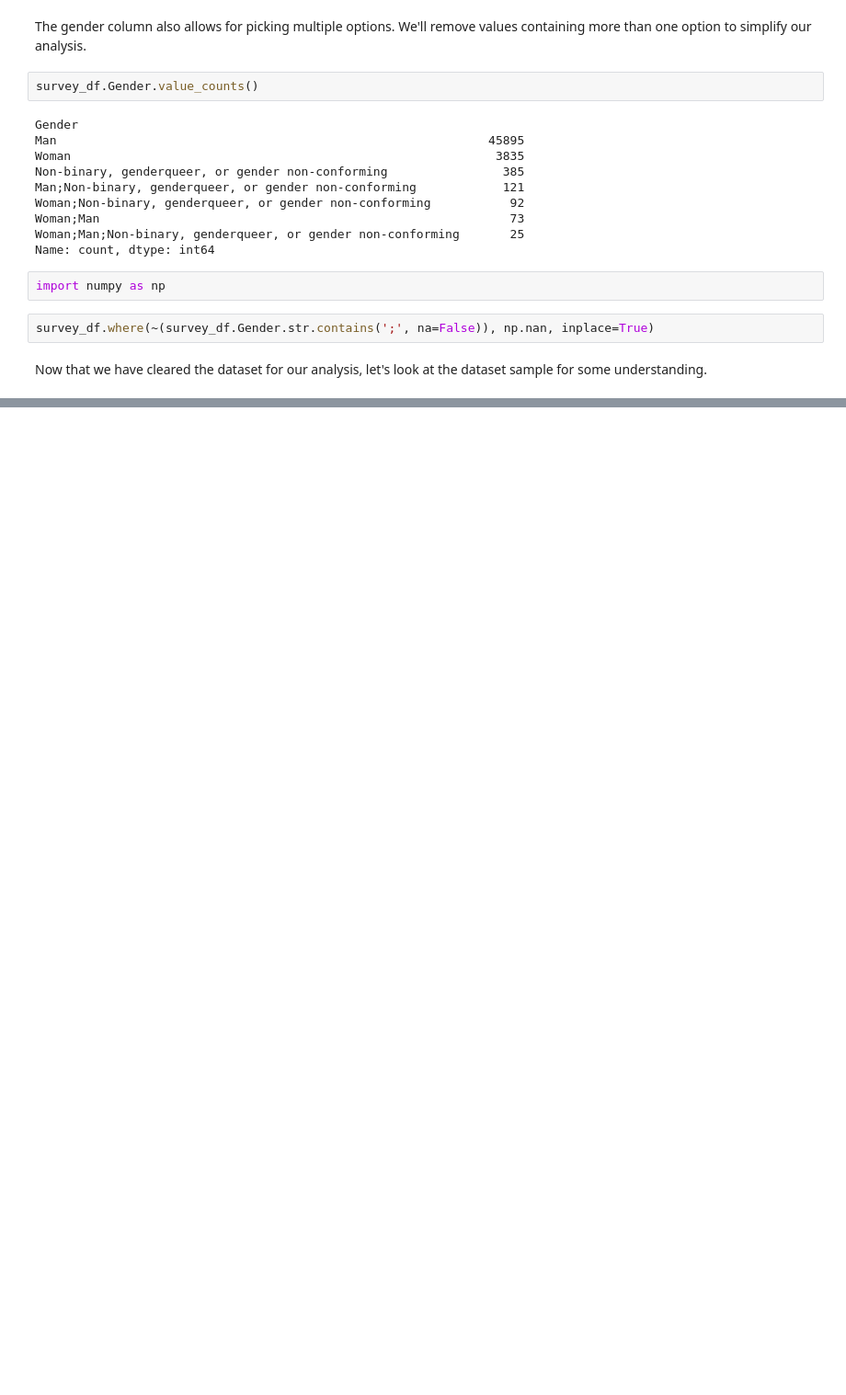
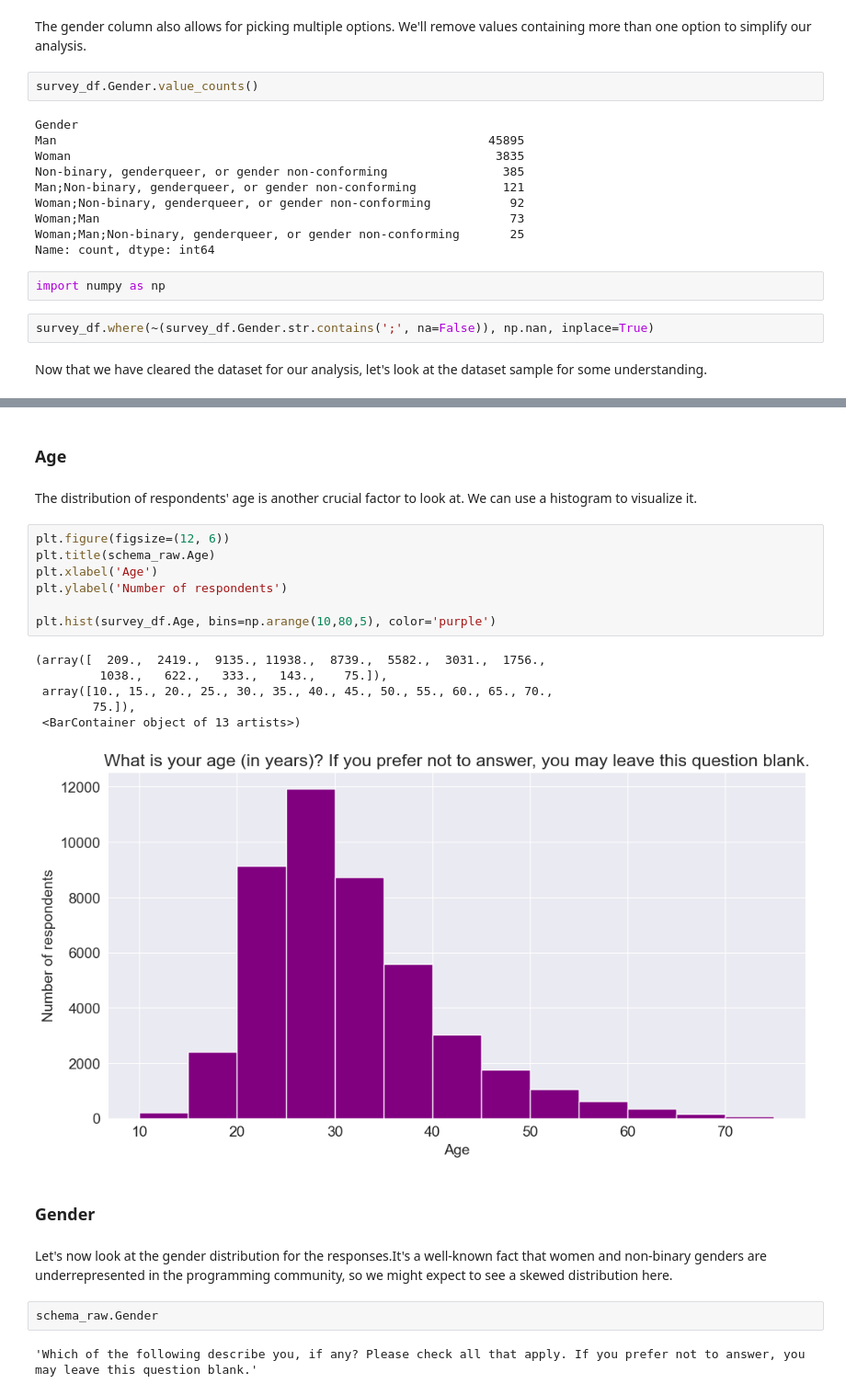
Before and after one commit to mayanksingh-0405/Exploratory-Data-Analysis-using-Python---A-Case-Study, a Jupyter notebook: eda-analysis.ipynb, the cells around one changed output, grey strips where cells are left out. Shown at 92% size. Cells and saved outputs as stored; diff of their text form; blank space fills up the shorter version.

```diff
--- a/eda-analysis.ipynb
+++ b/eda-analysis.ipynb
@@ -183,0 +235,26 @@ survey_df.sample(10)
+# %% [markdown]
+### Age
+# %% [markdown]
+The distribution of respondents' age is another crucial factor to look at. We can use a histogram to visualize it.
+# %%
+plt.figure(figsize=(12, 6))
+plt.title(schema_raw.Age)
+plt.xlabel('Age')
+plt.ylabel('Number of respondents')
+
+plt.hist(survey_df.Age, bins=np.arange(10,80,5), color='purple')
+# %% [output]
+(array([  209.,  2419.,  9135., 11938.,  8739.,  5582.,  3031.,  1756.,
+         1038.,   622.,   333.,   143.,    75.]),
+ array([10., 15., 20., 25., 30., 35., 40., 45., 50., 55., 60., 65., 70.,
+        75.]),
+ <BarContainer object of 13 artists>)
+[figure, added]
+# %% [markdown]
+### Gender
+# %% [markdown]
+Let's now look at the gender distribution for the responses.It's a well-known fact that women and non-binary genders are underrepresented in the programming community, so we might expect to see a skewed distribution here.
+# %%
+schema_raw.Gender
+# %% [output]
+'Which of the following describe you, if any? Please check all that apply. If you prefer not to answer, you may leave this question blank.'
```
Also changed, not shown: parts of 19 cells of this notebook.
